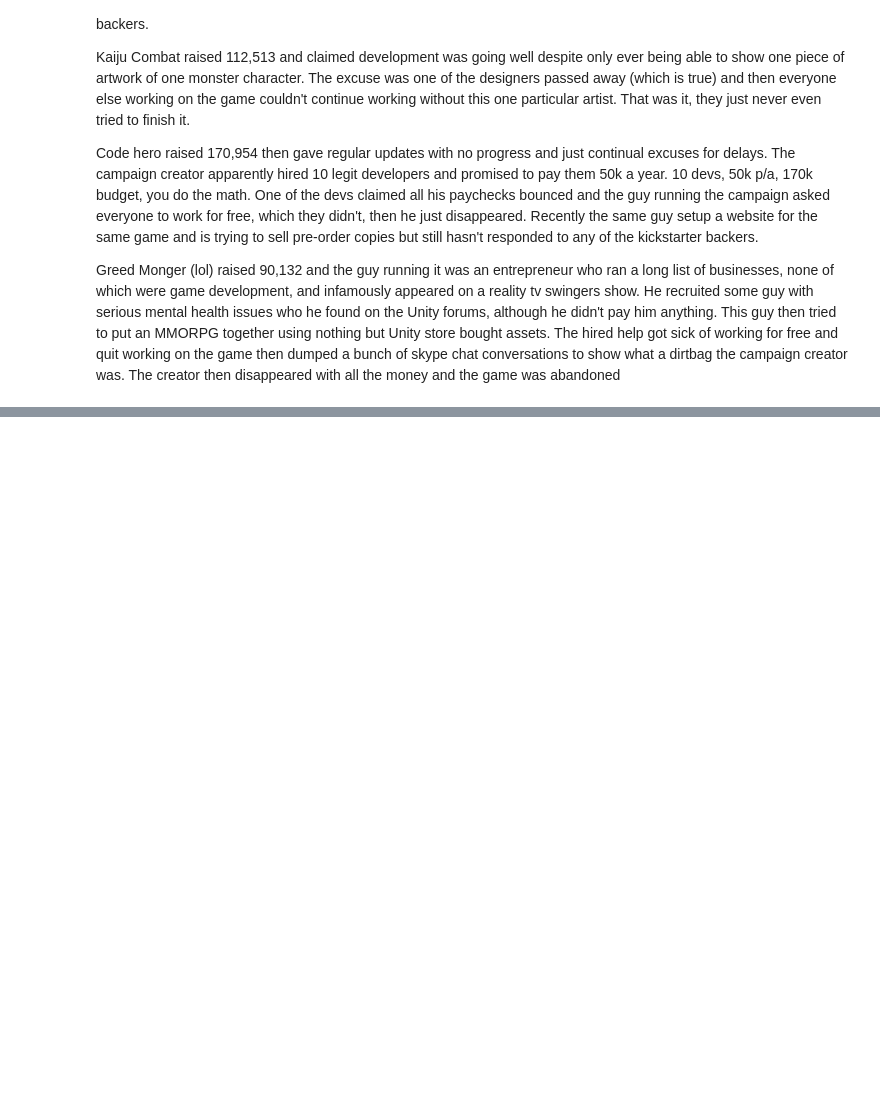
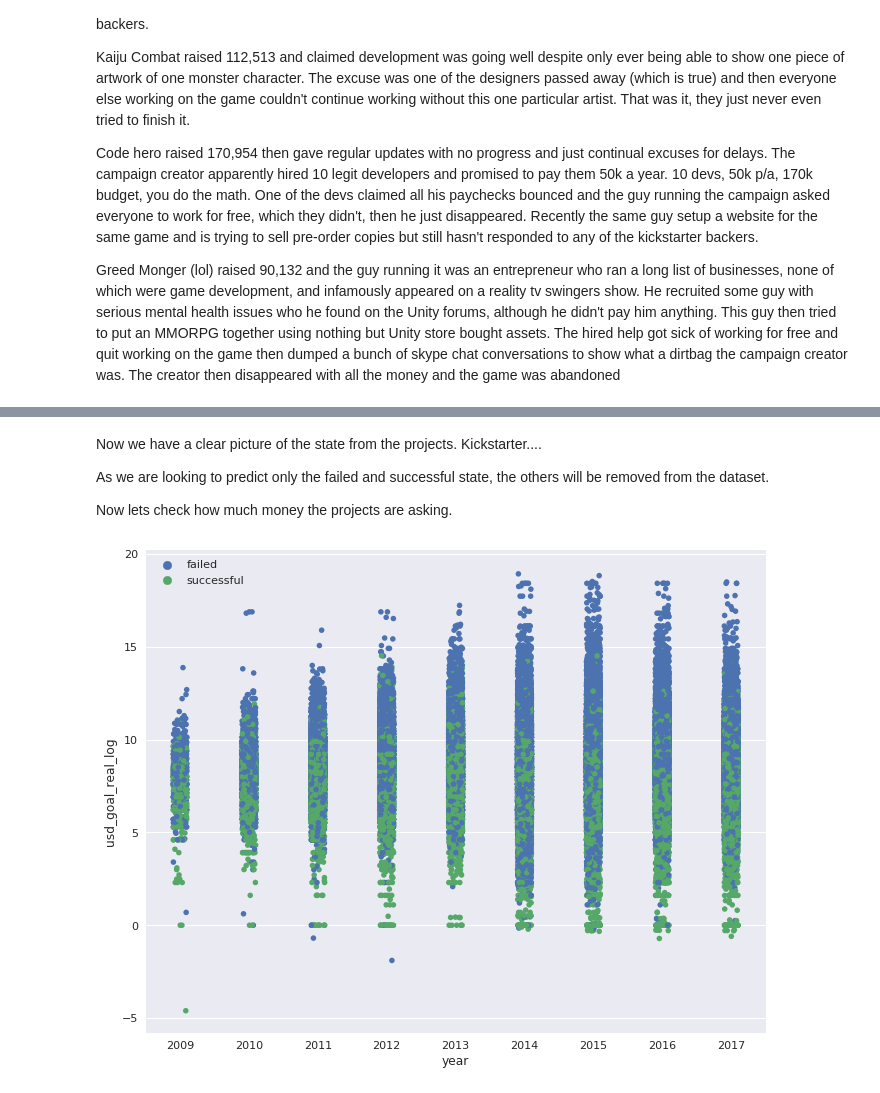
Before and after one commit to fernandolkf/udacityND_projeto_final, a Jupyter notebook: notebooks/udacityND_analise_exploratoria.ipynb, the cells around one changed output, grey strips where cells are left out. Saved outputs shown, nothing was run; the diff lists cells and outputs as text; code cells hidden in the pictures; blank space fills up the shorter version.

```diff
--- a/notebooks/udacityND_analise_exploratoria.ipynb
+++ b/notebooks/udacityND_analise_exploratoria.ipynb
@@ -40,0 +265,24 @@ import seaborn as sns
+# %% [markdown]
+Now we have a clear picture of the state from the projects. Kickstarter....
+
+As we are looking to predict only the failed and successful state, the others will be removed from the dataset.
+
+Now lets check how much money the projects are asking.
+# %%
+df_kickstart = df_kickstart[df_kickstart['state'].isin(['failed', 'successful'])]
+df_kickstart['state'] = pd.Categorical(df_kickstart['state'], categories=df_kickstart['state'].unique())
+# %%
+plt.figure(figsize=(10,8), dpi=80)
+df_kickstart['year'] = df_kickstart['launched'].dt.year
+df_kickstart['usd_goal_real_log'] = np.log(df_kickstart['usd_goal_real'])
+#for status in df_kickstart['state'].unique():
+    #df_aux = df_kickstart[df_kickstart['state']==status]
+    #plt.scatter(df_aux['launched'].dt.year,df_aux['usd_goal_real'], label=status)
+sns.stripplot(x='year', y='usd_goal_real_log', data=df_kickstart, hue='state', jitter=1)
+#sns.distplot(df_kickstart.loc[df_kickstart['goal']>0,'goal'])
+del df_kickstart['year']
+del df_kickstart['usd_goal_real_log']
+plt.legend()
+plt.show()
+# %% [output]
+[figure, added]
```
Also changed, not shown: parts of 52 cells of this notebook, 2 other files.
